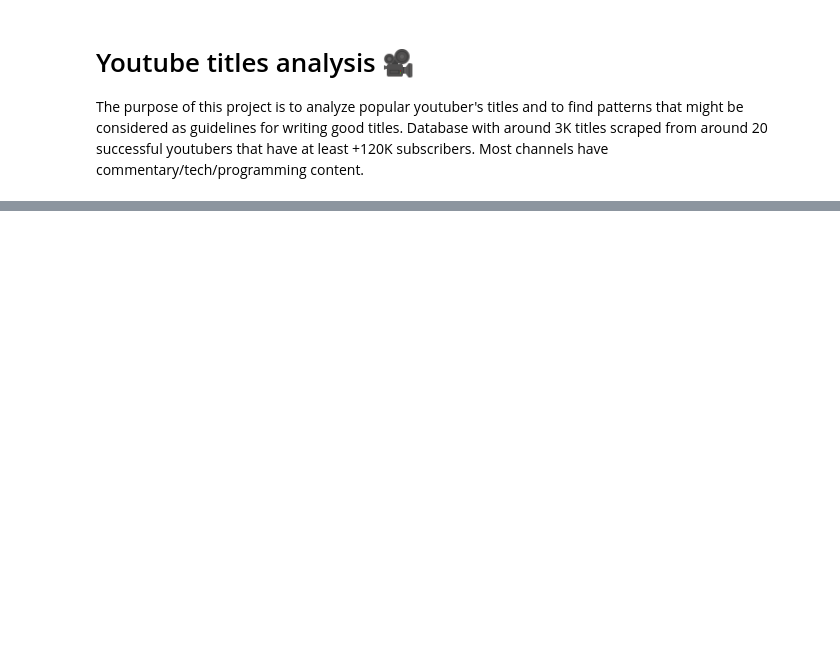
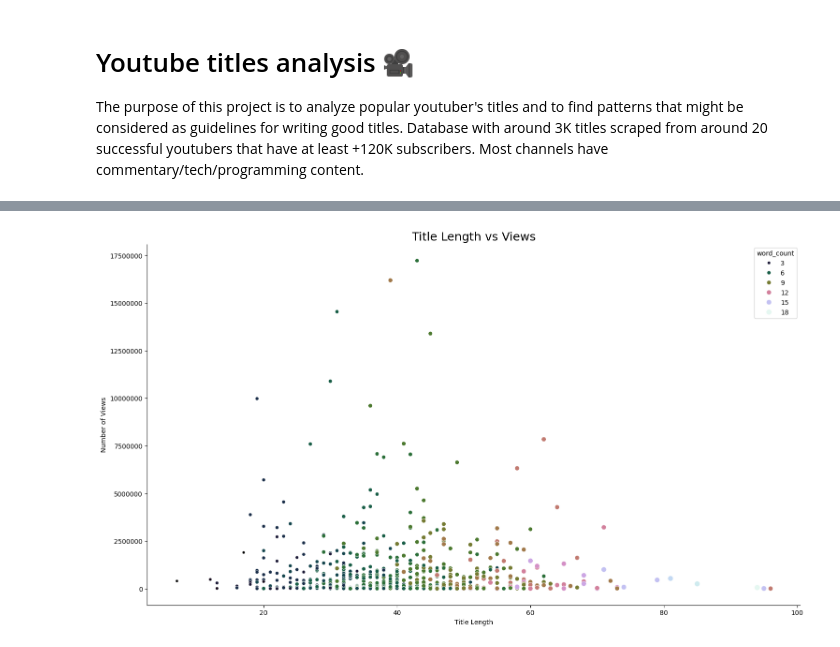
Before and after one commit to majacinka/youtube-titles-analysis, a Jupyter notebook: 03_data_visualization.ipynb, the cells around one changed output, grey strips where cells are left out. Drawn from its saved outputs; the diff is of its cells as text; code cells hidden in the pictures; blank space fills up the shorter version.

```diff
--- a/03_data_visualization.ipynb
+++ b/03_data_visualization.ipynb
@@ -28,6 +27,3 @@ from matplotlib.ticker import FuncFormatter
 from collections import Counter
 import nltk
 import string
-# %%
-#  set color palette
-palette = sns.color_palette("flare", as_cmap=True)
@@ -54,23 +29,0 @@ plt.ylabel("View Count", fontsize=10)
-# %%
-# Variable Relations with Total Views
-
-cmap = sns.cubehelix_palette(rot=-.2, as_cmap=True)
-plt.figure(figsize=(20,10))
-ax = sns.scatterplot(data=data, x="flesch_reading_ease", y="views", hue="stopword_count", size="stopword_count", palette=cmap, sizes=(10, 200))
-ax.yaxis.set_major_formatter(FuncFormatter(regular_formatter))
-ax.spines['top'].set_visible(False)
-ax.spines['right'].set_visible(False)
-plt.title("Total Views by Flesch Reading Ease Score", fontsize=18)
-plt.xlabel("Flesch Reasing Ease Score", fontsize=10)
-plt.ylabel("Average View", fontsize=10)
-# %%
-# Variable Relations with Total Views
-
-plt.figure(figsize=(20,10))
-ax=sns.scatterplot(data=data, x=data.sentiment_polarity, y=data.views, color="#7d5189", hue="has_qmark")
-ax.yaxis.set_major_formatter(FuncFormatter(regular_formatter))
-ax.spines['top'].set_visible(False)
-ax.spines['right'].set_visible(False)
-plt.title("Total Views by Sentiment Analysis", fontsize=18)
-plt.xlabel("Sentiment Behind the Title", fontsize=10)
-plt.ylabel("View Count", fontsize=10)
@@ -76,0 +144,8 @@ plt.ylabel("View Count", fontsize=10)
+# %%
+data = pd.read_csv("data_3.csv")
+viz = Visualizer(18,10, "cubehelix")
+title_analyzer = Title_Analyzer(data, viz)
+# %%
+title_analyzer.popularity_char_plot()
+# %% [output]
+[figure, added]
```
Also changed, not shown: parts of 18 cells of this notebook.
